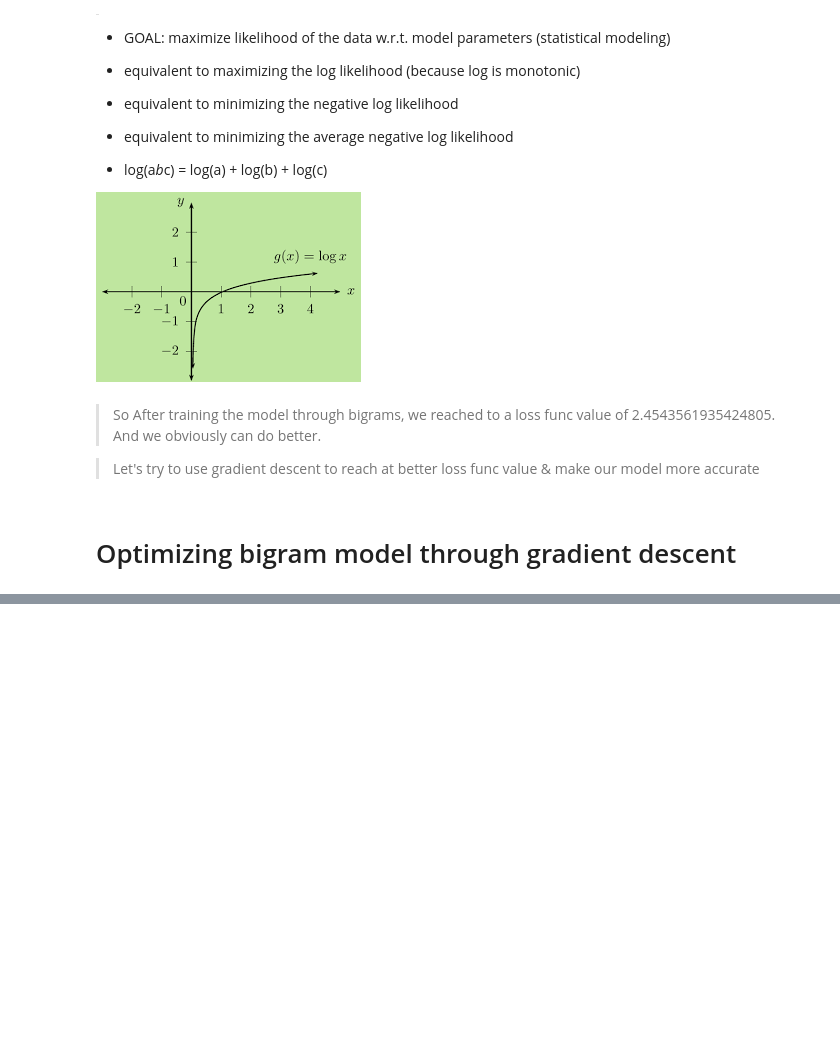
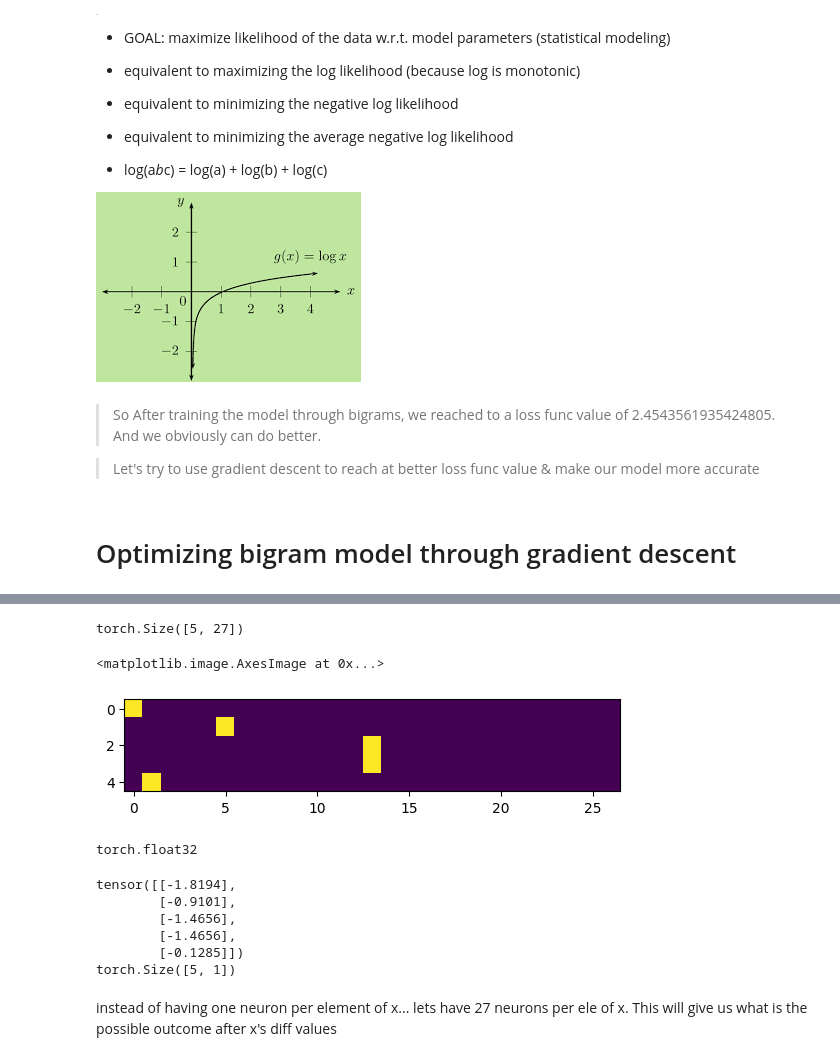
Before and after one commit to ayushbiitg/neuralNetworksLearnings, a Jupyter notebook: build_makemore_part1.ipynb, the cells around one changed output, grey strips where cells are left out. Cells and saved outputs as stored; diff of their text form; code cells hidden in the pictures; blank space fills up the shorter version.

```diff
--- a/build_makemore_part1.ipynb
+++ b/build_makemore_part1.ipynb
@@ -499,4 +499,11 @@ xs, ys = [], []
 for w in words[:1]:
   chs = ['.'] + list(w) + ['.']
   for ch1, ch2 in zip(chs , chs[1:]):
+    ix1 = stoi[ch1]
+    ix2 = stoi[ch2]
     print(ch1, ch2)
+    xs.append(ix1)
+    ys.append(ix2)
+
+xs = torch.tensor(xs)
+ys = torch.tensor(ys)
@@ -502,0 +524,5 @@ for w in words[:1]:
+# %%
+import torch.nn.functional as F
+
+xenc = F.one_hot(xs, num_classes=27).float()
+xenc
@@ -502,0 +540,29 @@ for w in words[:1]:
+# %%
+xenc.shape
+# %% [output]
+torch.Size([5, 27])
+# %%
+plt.imshow(xenc)
+# %% [output]
+<matplotlib.image.AxesImage at 0x...>
+[figure, added]
+# %%
+xenc.dtype
+# %% [output]
+torch.float32
+# %%
+# init weights
+W = torch.randn((27,1))
+print(xenc @ W) #matrix multiplication
+# (5,27) X (27,1) -> (5,1)
+print((xenc @ W).shape)
+# %% [output]
+tensor([[-1.8194],
+        [-0.9101],
+        [-1.4656],
+        [-1.4656],
+        [-0.1285]])
+torch.Size([5, 1])
+# %% [markdown]
+instead of having one neuron per element of x...
+lets have 27 neurons per ele of x. This will give us what is the possible outcome after x's diff values
```
Also changed, not shown: parts of 11 cells of this notebook.
